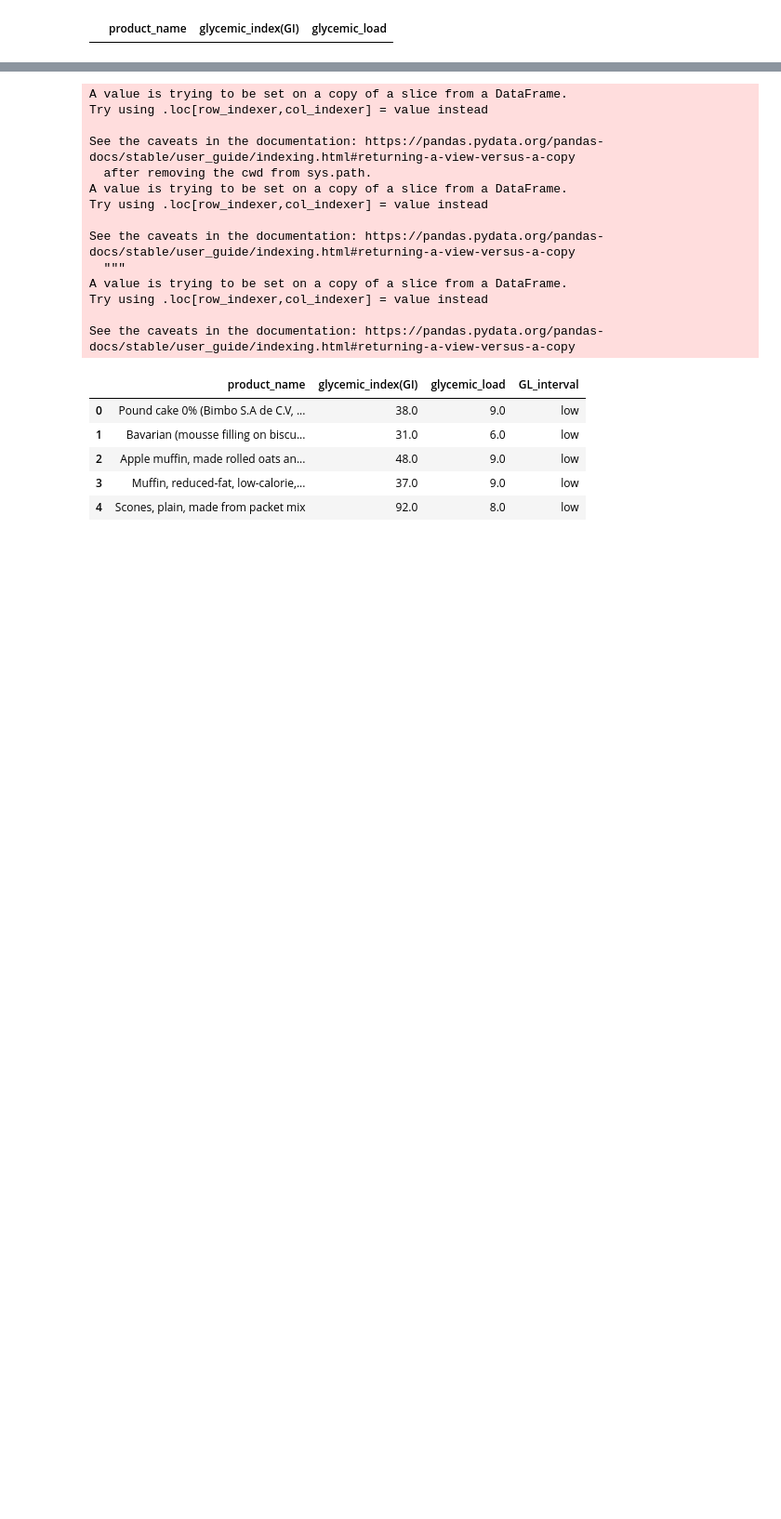
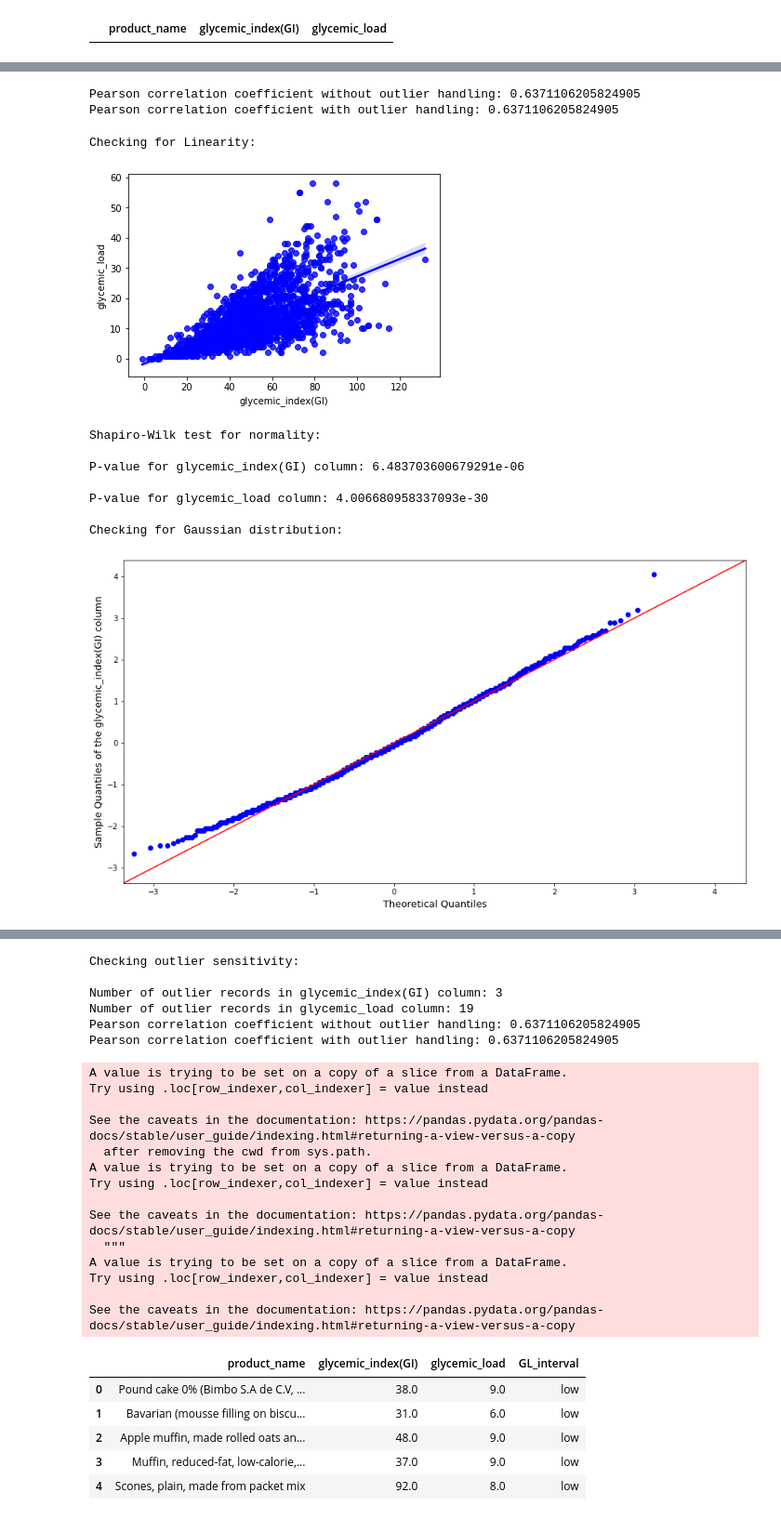
Before and after one commit to kamalzada/Machine-Learning-Projects, a Jupyter notebook: gi_gl_Corr.ipynb, the cells around one changed output, grey strips where cells are left out. Shown: that part at 93% size. Cells and saved outputs as stored; diff of their text form; code cells hidden in the pictures; blank space fills up the shorter version.

```diff
--- a/gi_gl_Corr.ipynb
+++ b/gi_gl_Corr.ipynb
@@ -45,0 +23,29 @@ Pearson correlation coefficient with outlier handling: 0.6371106205824905
+# %%
+pearson = check_pearson_corr(df, 'glycemic_index(GI)', 'glycemic_load')
+# %%
+#Calling methods one-by-one
+pearson.pearson_corr_coef()
+# %% [output]
+Pearson correlation coefficient without outlier handling: 0.6371106205824905
+Pearson correlation coefficient with outlier handling: 0.6371106205824905
+# %%
+#Calling and running all methods in the class
+attrs = (getattr(pearson, func) for func in dir(pearson) if callable(getattr(pearson, func)))
+methods = filter(inspect.ismethod, attrs)
+
+for method in methods:
+  try:
+    method()
+  except TypeError:
+    pass
+# %% [output]
+Checking for Linearity:
+[figure, added]
+Shapiro-Wilk test for normality:
+
+P-value for glycemic_index(GI) column: 6.483703600679291e-06
+
+P-value for glycemic_load column: 4.006680958337093e-30
+
+Checking for Gaussian distribution:
+[figure, added]
@@ -46,3 +53,9 @@ Pearson correlation coefficient with outlier handling: 0.6371106205824905
+Checking outlier sensitivity:
+
+Number of outlier records in glycemic_index(GI) column: 3
+Number of outlier records in glycemic_load column: 19
+Pearson correlation coefficient without outlier handling: 0.6371106205824905
+Pearson correlation coefficient with outlier handling: 0.6371106205824905
 # %%
 df_low = df[df['glycemic_load']<=10]
 df_med = df[(df['glycemic_load']>=11) & (df['glycemic_load']<=19)]
```
Also changed, not shown: parts of 3 cells of this notebook.
